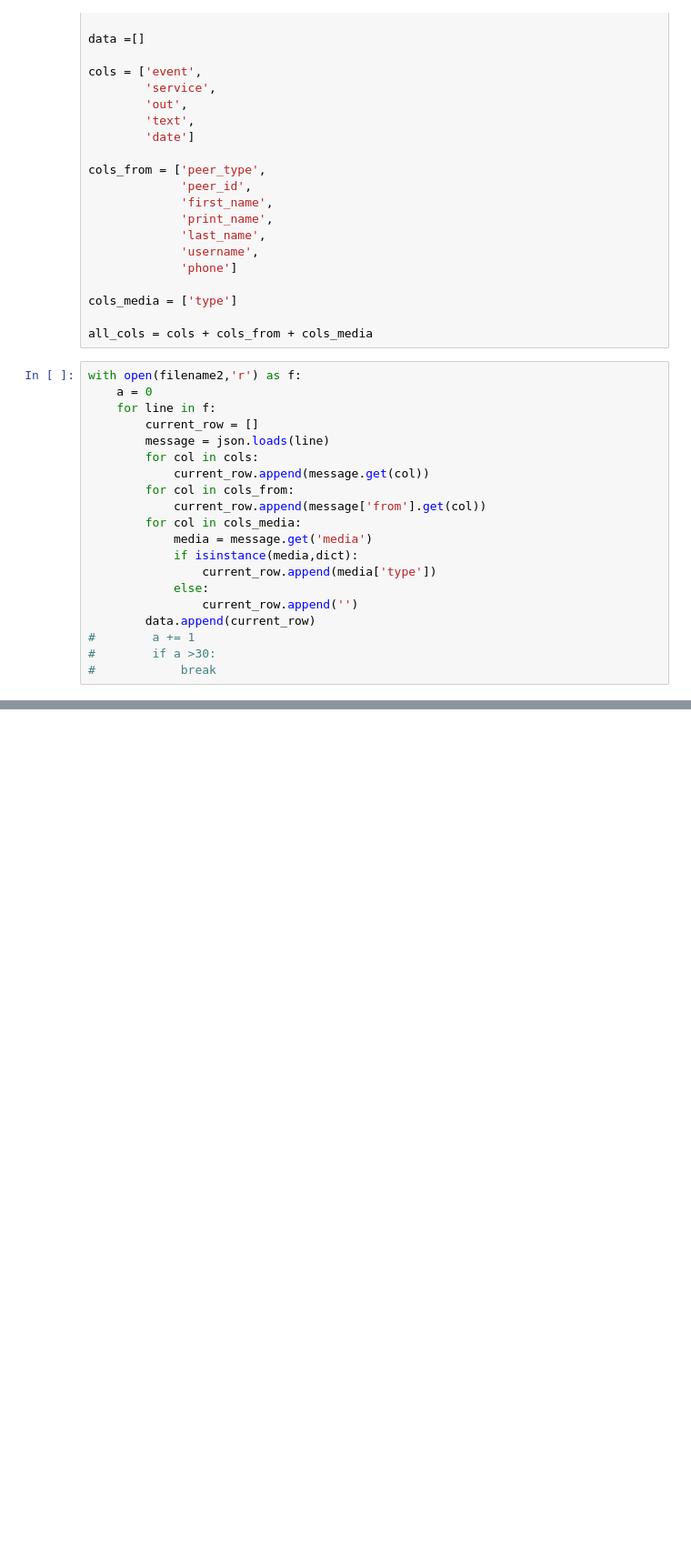
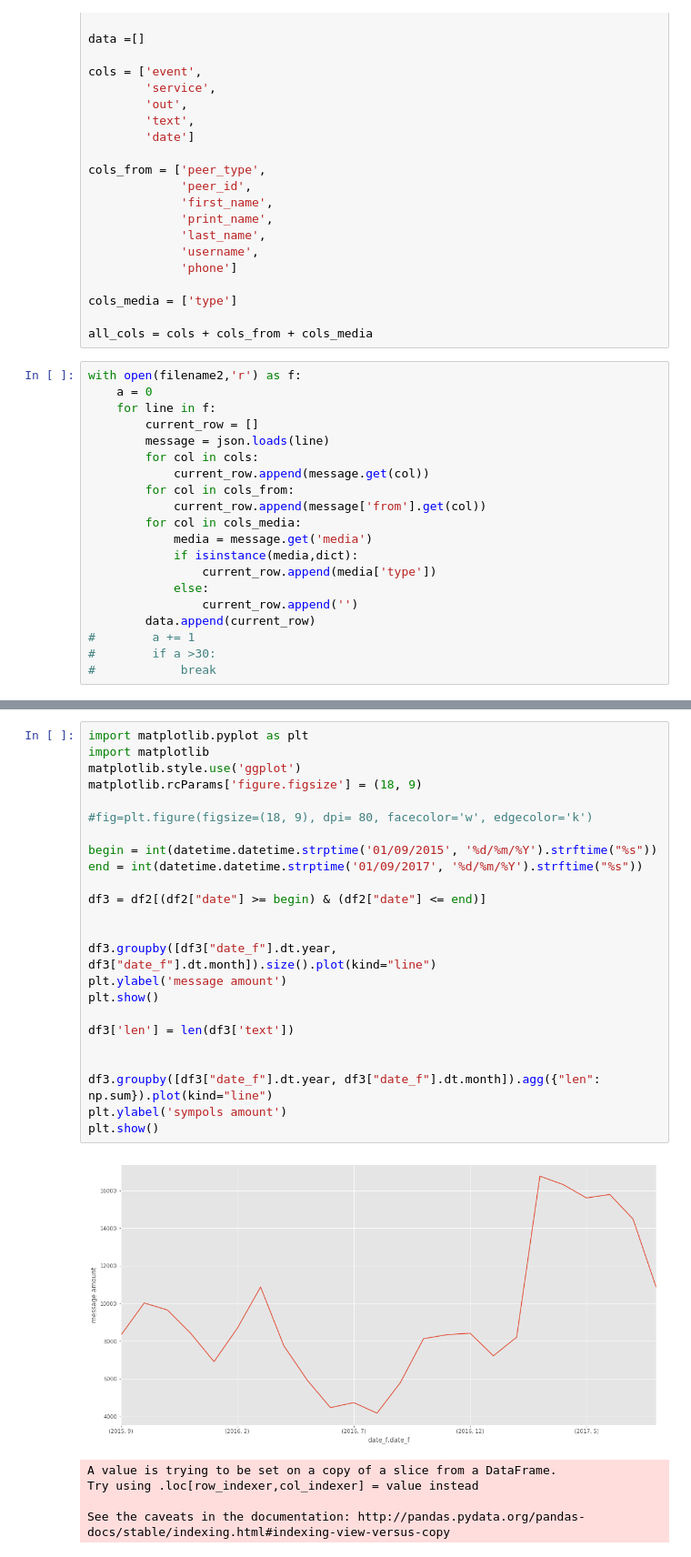
Before and after one commit to lobzison/Analysis-of-nyet, a Jupyter notebook: Nyet+analysis+0.1.ipynb, the cells around one changed output, grey strips where cells are left out. Shown at 91% size. Drawn from its saved outputs; the diff is of its cells as text; blank space fills up the shorter version.

```diff
--- a/Nyet+analysis+0.1.ipynb
+++ b/Nyet+analysis+0.1.ipynb
@@ -134,0 +135,30 @@ dtype: int64
+# %%
+import matplotlib.pyplot as plt
+import matplotlib
+matplotlib.style.use('ggplot')
+matplotlib.rcParams['figure.figsize'] = (18, 9)
+
+#fig=plt.figure(figsize=(18, 9), dpi= 80, facecolor='w', edgecolor='k')
+
+begin = int(datetime.datetime.strptime('01/09/2015', '%d/%m/%Y').strftime("%s"))
+end = int(datetime.datetime.strptime('01/09/2017', '%d/%m/%Y').strftime("%s"))
+
+df3 = df2[(df2["date"] >= begin) & (df2["date"] <= end)]
+
+
+df3.groupby([df3["date_f"].dt.year, df3["date_f"].dt.month]).size().plot(kind="line")
+plt.ylabel('message amount')
+plt.show()
+
+df3['len'] = len(df3['text'])
+
+
+df3.groupby([df3["date_f"].dt.year, df3["date_f"].dt.month]).agg({"len": np.sum}).plot(kind="line")
+plt.ylabel('sympols amount')
+plt.show()
+# %% [output]
+[figure, added]
+A value is trying to be set on a copy of a slice from a DataFrame.
+Try using .loc[row_indexer,col_indexer] = value instead
+
+See the caveats in the documentation: http://pandas.pydata.org/pandas-docs/stable/indexing.html#indexing-view-versus-copy
```
Also changed, not shown: parts of 7 cells of this notebook.
